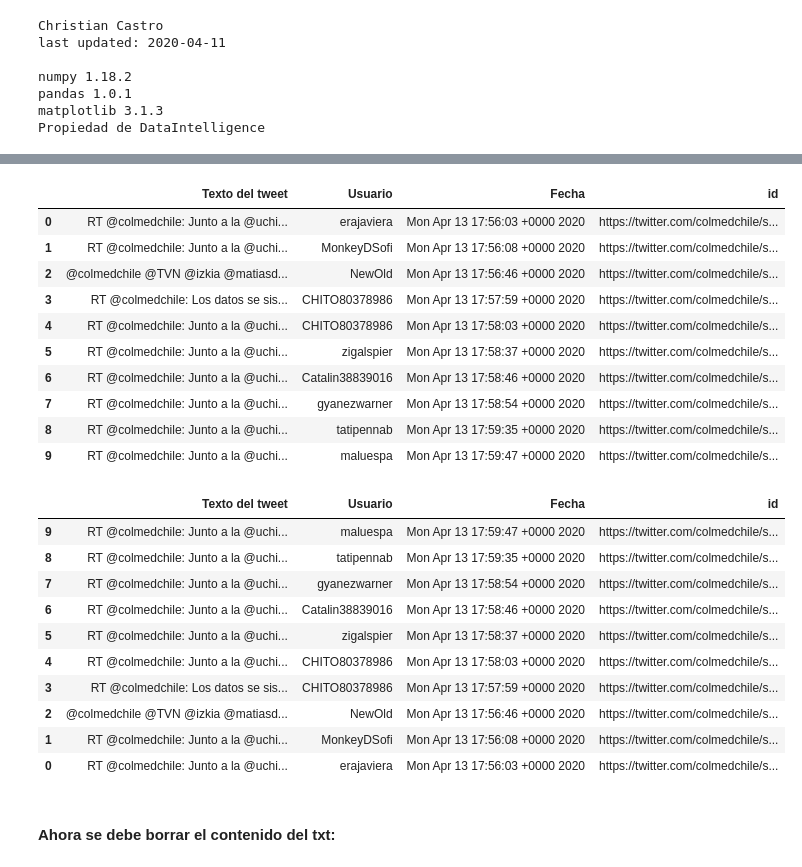
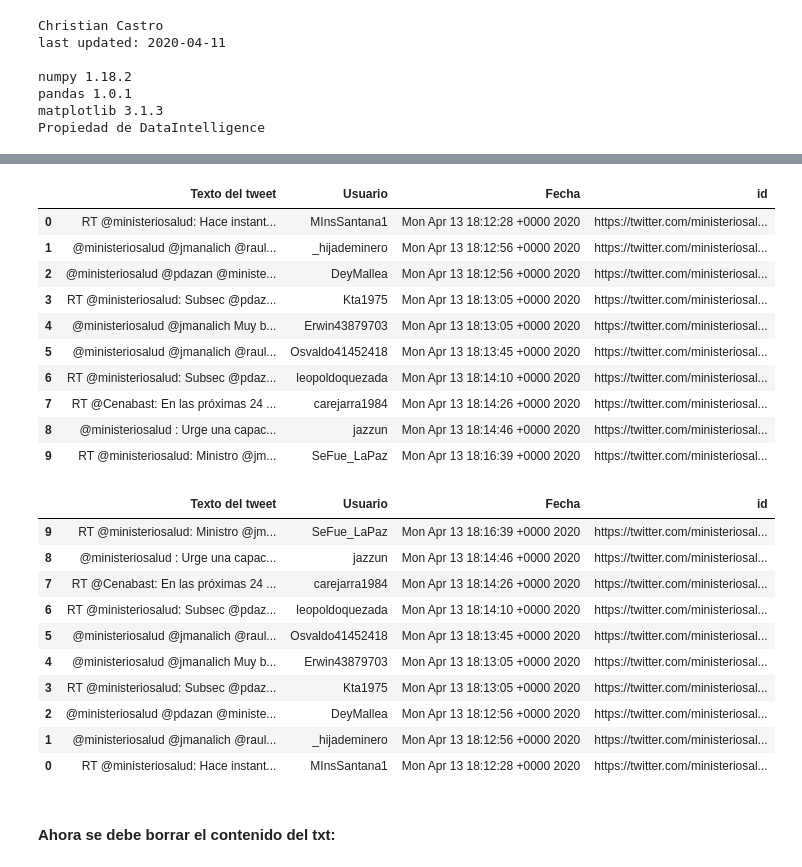
Before and after one commit to Sud-Austral/Repositorio_extraccion_de_data_de_RRSS_con_Python, a Jupyter notebook: 110420 2 Tweets en tiempo real por usuario.ipynb, the cells around one changed output, grey strips where cells are left out. Drawn from its saved outputs; the diff is of its cells as text; code cells hidden in the pictures.

Commit message:
oms tweets

```diff
--- a/110420 2 Tweets en tiempo real por usuario.ipynb
+++ b/110420 2 Tweets en tiempo real por usuario.ipynb
@@ -151,60 +153,60 @@ stream.filter(follow=usuario)
 # %%
 import json
 import pandas as pd
-tweets_data_path = "twitter11.txt"
+tweets_data_path = "twitter12.txt"
 
 
 tweets_data = []
 tweets_file = open(tweets_data_path, "r")
 for line in tweets_file:
     try:
         tweet = json.loads(line)
         tweets_data.append(tweet)
     except:
         continue
 
 tweets = pd.DataFrame()
 
 tweets['Texto del tweet'] = list(map(lambda tweet: tweet['text'], tweets_data))
 tweets['Usuario'] = list(map(lambda tweet: tweet['user']['screen_name'], tweets_data))
 tweets['Fecha'] = list(map(lambda tweet: tweet['created_at'], tweets_data))
 
 #url = f"https://twitter.com/user/status/{tweet.id}"
 
 #tweets['id'] = list(map(lambda tweet: tweet['id'], tweets_data))
 
 # https://twitter.com/christi75367675/status/
 
-tweets['id'] = list(map(lambda tweet: 'https://twitter.com/ministeriosalud/status/'+tweet['id_str'], tweets_data))
+tweets['id'] = list(map(lambda tweet: 'https://twitter.com/opsoms/status/'+tweet['id_str'], tweets_data))
 
 tweets
 # %% [output]
 |  | Texto del tweet | Usuario | Fecha | id |
-| 0 | RT @colmedchile: Junto a la @uchi... | erajaviera | Mon Apr 13 17:56:03 +0000 2020 | https://twitter.com/colmedchile/s... |
-| 1 | RT @colmedchile: Junto a la @uchi... | MonkeyDSofi | Mon Apr 13 17:56:08 +0000 2020 | https://twitter.com/colmedchile/s... |
-| 2 | @colmedchile @TVN @izkia @matiasd... | NewOld | Mon Apr 13 17:56:46 +0000 2020 | https://twitter.com/colmedchile/s... |
-| 3 | RT @colmedchile: Los datos se sis... | CHITO80378986 | Mon Apr 13 17:57:59 +0000 2020 | https://twitter.com/colmedchile/s... |
-| 4 | RT @colmedchile: Junto a la @uchi... | CHITO80378986 | Mon Apr 13 17:58:03 +0000 2020 | https://twitter.com/colmedchile/s... |
-| 5 | RT @colmedchile: Junto a la @uchi... | zigalspier | Mon Apr 13 17:58:37 +0000 2020 | https://twitter.com/colmedchile/s... |
-| 6 | RT @colmedchile: Junto a la @uchi... | Catalin38839016 | Mon Apr 13 17:58:46 +0000 2020 | https://twitter.com/colmedchile/s... |
-| 7 | RT @colmedchile: Junto a la @uchi... | gyanezwarner | Mon Apr 13 17:58:54 +0000 2020 | https://twitter.com/colmedchile/s... |
-| 8 | RT @colmedchile: Junto a la @uchi... | tatipennab | Mon Apr 13 17:59:35 +0000 2020 | https://twitter.com/colmedchile/s... |
-| 9 | RT @colmedchile: Junto a la @uchi... | maluespa | Mon Apr 13 17:59:47 +0000 2020 | https://twitter.com/colmedchile/s... |
+| 0 | RT @ministeriosalud: Hace instant... | MInsSantana1 | Mon Apr 13 18:12:28 +0000 2020 | https://twitter.com/ministeriosal... |
+| 1 | @ministeriosalud @jmanalich @raul... | _hijademinero | Mon Apr 13 18:12:56 +0000 2020 | https://twitter.com/ministeriosal... |
+| 2 | @ministeriosalud @pdazan @ministe... | DeyMallea | Mon Apr 13 18:12:56 +0000 2020 | https://twitter.com/ministeriosal... |
+| 3 | RT @ministeriosalud: Subsec @pdaz... | Kta1975 | Mon Apr 13 18:13:05 +0000 2020 | https://twitter.com/ministeriosal... |
+| 4 | @ministeriosalud @jmanalich Muy b... | Erwin43879703 | Mon Apr 13 18:13:05 +0000 2020 | https://twitter.com/ministeriosal... |
+| 5 | @ministeriosalud @jmanalich @raul... | Osvaldo41452418 | Mon Apr 13 18:13:45 +0000 2020 | https://twitter.com/ministeriosal... |
+| 6 | RT @ministeriosalud: Subsec @pdaz... | leopoldoquezada | Mon Apr 13 18:14:10 +0000 2020 | https://twitter.com/ministeriosal... |
+| 7 | RT @Cenabast: En las próximas 24 ... | carejarra1984 | Mon Apr 13 18:14:26 +0000 2020 | https://twitter.com/ministeriosal... |
+| 8 | @ministeriosalud : Urge una capac... | jazzun | Mon Apr 13 18:14:46 +0000 2020 | https://twitter.com/ministeriosal... |
+| 9 | RT @ministeriosalud: Ministro @jm... | SeFue_LaPaz | Mon Apr 13 18:16:39 +0000 2020 | https://twitter.com/ministeriosal... |
 # %%
 reversed_tweets = tweets.iloc[::-1]
 reversed_tweets
 # %% [output]
 |  | Texto del tweet | Usuario | Fecha | id |
-| 9 | RT @colmedchile: Junto a la @uchi... | maluespa | Mon Apr 13 17:59:47 +0000 2020 | https://twitter.com/colmedchile/s... |
-| 8 | RT @colmedchile: Junto a la @uchi... | tatipennab | Mon Apr 13 17:59:35 +0000 2020 | https://twitter.com/colmedchile/s... |
-| 7 | RT @colmedchile: Junto a la @uchi... | gyanezwarner | Mon Apr 13 17:58:54 +0000 2020 | https://twitter.com/colmedchile/s... |
-| 6 | RT @colmedchile: Junto a la @uchi... | Catalin38839016 | Mon Apr 13 17:58:46 +0000 2020 | https://twitter.com/colmedchile/s... |
-| 5 | RT @colmedchile: Junto a la @uchi... | zigalspier | Mon Apr 13 17:58:37 +0000 2020 | https://twitter.com/colmedchile/s... |
-| 4 | RT @colmedchile: Junto a la @uchi... | CHITO80378986 | Mon Apr 13 17:58:03 +0000 2020 | https://twitter.com/colmedchile/s... |
-| 3 | RT @colmedchile: Los datos se sis... | CHITO80378986 | Mon Apr 13 17:57:59 +0000 2020 | https://twitter.com/colmedchile/s... |
-| 2 | @colmedchile @TVN @izkia @matiasd... | NewOld | Mon Apr 13 17:56:46 +0000 2020 | https://twitter.com/colmedchile/s... |
-| 1 | RT @colmedchile: Junto a la @uchi... | MonkeyDSofi | Mon Apr 13 17:56:08 +0000 2020 | https://twitter.com/colmedchile/s... |
-| 0 | RT @colmedchile: Junto a la @uchi... | erajaviera | Mon Apr 13 17:56:03 +0000 2020 | https://twitter.com/colmedchile/s... |
+| 9 | RT @ministeriosalud: Ministro @jm... | SeFue_LaPaz | Mon Apr 13 18:16:39 +0000 2020 | https://twitter.com/ministeriosal... |
+| 8 | @ministeriosalud : Urge una capac... | jazzun | Mon Apr 13 18:14:46 +0000 2020 | https://twitter.com/ministeriosal... |
+| 7 | RT @Cenabast: En las próximas 24 ... | carejarra1984 | Mon Apr 13 18:14:26 +0000 2020 | https://twitter.com/ministeriosal... |
+| 6 | RT @ministeriosalud: Subsec @pdaz... | leopoldoquezada | Mon Apr 13 18:14:10 +0000 2020 | https://twitter.com/ministeriosal... |
+| 5 | @ministeriosalud @jmanalich @raul... | Osvaldo41452418 | Mon Apr 13 18:13:45 +0000 2020 | https://twitter.com/ministeriosal... |
+| 4 | @ministeriosalud @jmanalich Muy b... | Erwin43879703 | Mon Apr 13 18:13:05 +0000 2020 | https://twitter.com/ministeriosal... |
+| 3 | RT @ministeriosalud: Subsec @pdaz... | Kta1975 | Mon Apr 13 18:13:05 +0000 2020 | https://twitter.com/ministeriosal... |
+| 2 | @ministeriosalud @pdazan @ministe... | DeyMallea | Mon Apr 13 18:12:56 +0000 2020 | https://twitter.com/ministeriosal... |
+| 1 | @ministeriosalud @jmanalich @raul... | _hijademinero | Mon Apr 13 18:12:56 +0000 2020 | https://twitter.com/ministeriosal... |
+| 0 | RT @ministeriosalud: Hace instant... | MInsSantana1 | Mon Apr 13 18:12:28 +0000 2020 | https://twitter.com/ministeriosal... |
 # %%
 import csv
 #reversed_tweets.to_excel('reversed_tweets.csv', sheet_name='primera')
```
Also changed, not shown: parts of 4 cells of this notebook, 3 other files.
